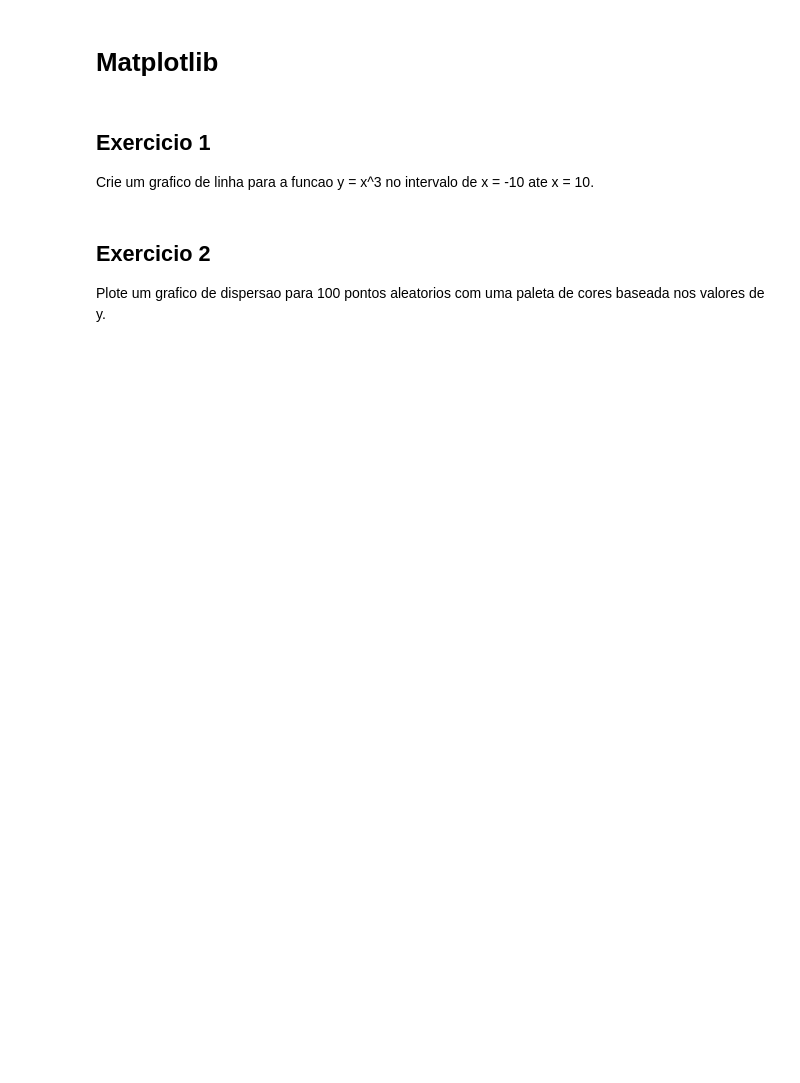
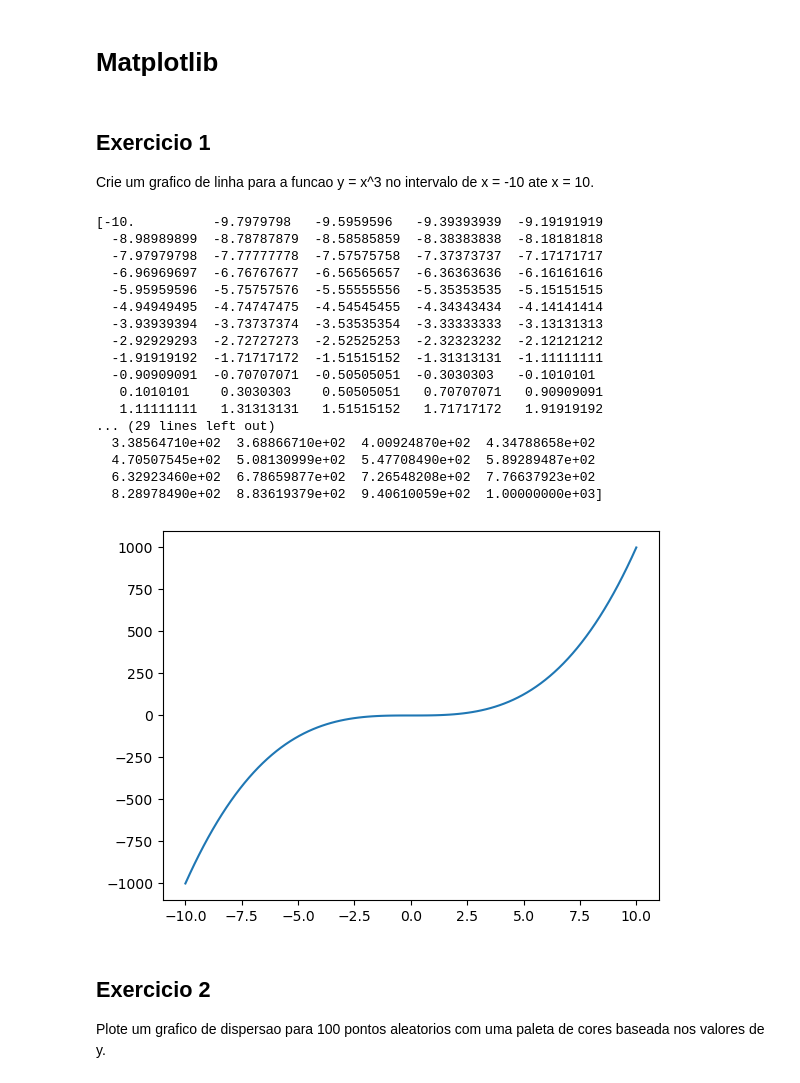
Before and after one commit to pecosta23/IaUmcFabiano, a Jupyter notebook: Exercicios_LibsPython_PedroCosta_06C.ipynb, the cells around one changed output. Drawn from its saved outputs; the diff is of its cells as text; code cells hidden in the pictures; blank space fills up the shorter version.

```diff
--- a/Exercicios_LibsPython_PedroCosta_06C.ipynb
+++ b/Exercicios_LibsPython_PedroCosta_06C.ipynb
@@ -610,6 +1014,33 @@ Agrupe os dados por uma coluna categorica e calcule a mediana de uma coluna nume
 ## Exercicio 1
 
 Crie um grafico de linha para a funcao y = x^3 no intervalo de x = -10 ate x = 10.
+# %%
+x = np.linspace(-10, 10, 100)
+print(x)
+y = x**3
+print(y)
+
+plt.plot(x, y)
+plt.show()
+# %% [output]
+[-10.          -9.7979798   -9.5959596   -9.39393939  -9.19191919
+  -8.98989899  -8.78787879  -8.58585859  -8.38383838  -8.18181818
+  -7.97979798  -7.77777778  -7.57575758  -7.37373737  -7.17171717
+  -6.96969697  -6.76767677  -6.56565657  -6.36363636  -6.16161616
+  -5.95959596  -5.75757576  -5.55555556  -5.35353535  -5.15151515
+  -4.94949495  -4.74747475  -4.54545455  -4.34343434  -4.14141414
+  -3.93939394  -3.73737374  -3.53535354  -3.33333333  -3.13131313
+  -2.92929293  -2.72727273  -2.52525253  -2.32323232  -2.12121212
+  -1.91919192  -1.71717172  -1.51515152  -1.31313131  -1.11111111
+  -0.90909091  -0.70707071  -0.50505051  -0.3030303   -0.1010101
+   0.1010101    0.3030303    0.50505051   0.70707071   0.90909091
+   1.11111111   1.31313131   1.51515152   1.71717172   1.91919192
+... (29 lines left out)
+  3.38564710e+02  3.68866710e+02  4.00924870e+02  4.34788658e+02
+  4.70507545e+02  5.08130999e+02  5.47708490e+02  5.89289487e+02
+  6.32923460e+02  6.78659877e+02  7.26548208e+02  7.76637923e+02
+  8.28978490e+02  8.83619379e+02  9.40610059e+02  1.00000000e+03]
+[figure, added]
 # %% [markdown]
 ## Exercicio 2
 
```
Also changed, not shown: parts of 45 cells of this notebook, 2 other files.
